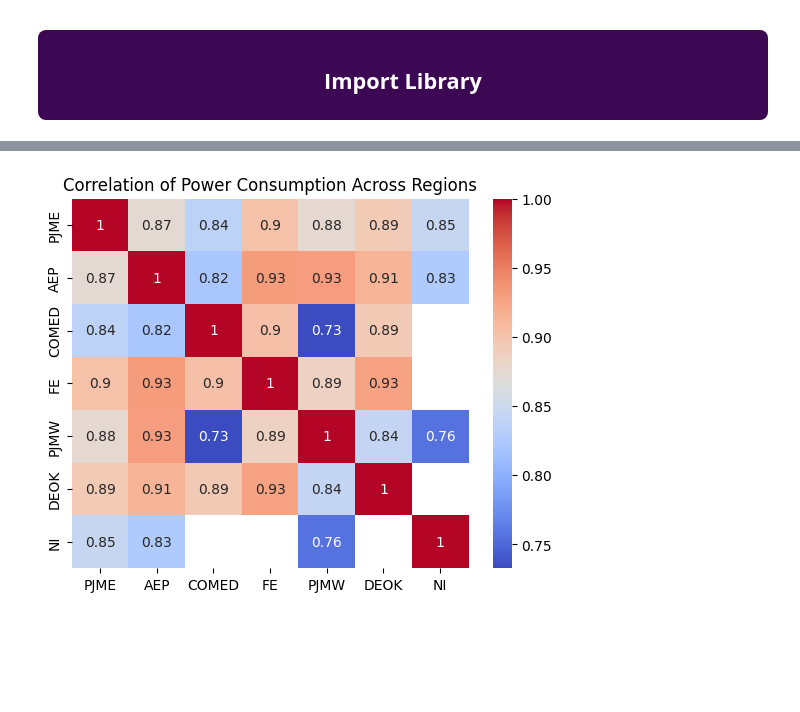
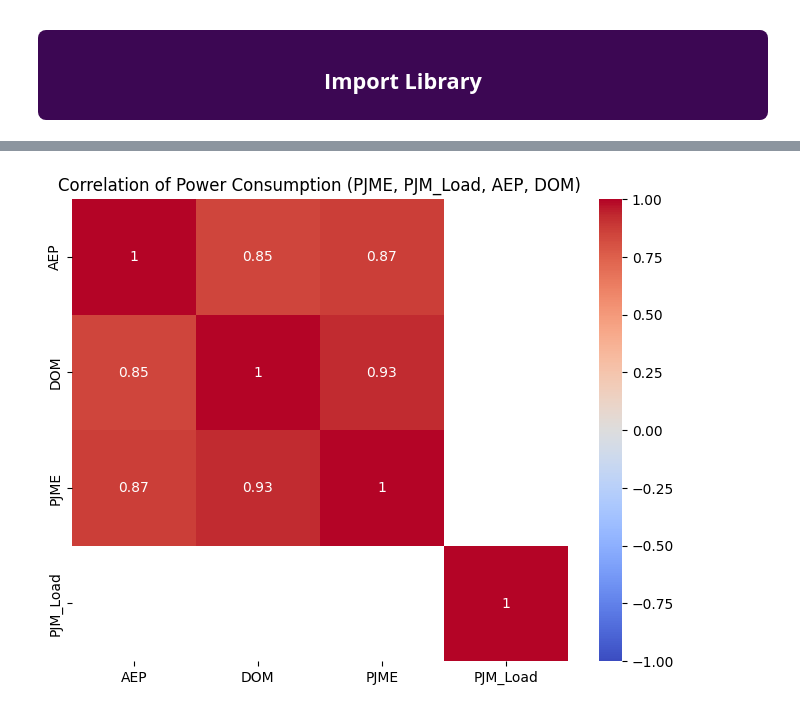
Before and after one commit to SajjadKhanYousafzai/Projects--Kaggle-, a Jupyter notebook: Time Serires Hourly Energy Consumption/Time_series.ipynb, the cells around one changed output, grey strips where cells are left out. Cells and saved outputs as stored; diff of their text form; code cells hidden in the pictures; blank space fills up the shorter version.

```diff
--- a/Time Serires Hourly Energy Consumption/Time_series.ipynb
+++ b/Time Serires Hourly Energy Consumption/Time_series.ipynb
@@ -125 +126,8 @@ plt.show()
+# %%
+# Combine data for correlation analysis (focus on key regions)
+combined = pd.concat(
+    [df.loc[~df.index.duplicated(), f'{region}_MW'].rename(region) for region, df in data.items() if f'{region}_MW' in df.columns and region in ['PJME', 'PJM_Load', 'AEP', 'DOM']],
+    axis=1,
+    join='outer'
+)
 # %%
@@ -139,14 +142,10 @@ for region, df in data.items():
-# %%
-# Combine all regions' MW columns into a single DataFrame, aligning on the DatetimeIndex
-combined = pd.concat(
-    [df.loc[~df.index.duplicated(), f'{region}_MW'].rename(region) for region, df in data.items()],
-    axis=1,
-    join='outer'
-)
-correlation = combined.corr()
-sns.heatmap(correlation, annot=True, cmap='coolwarm')
-plt.title('Correlation of Power Consumption Across Regions')
-plt.show()
-# %% [output]
-[figure, removed]
+# %%
+# Correlation Heatmap
+correlation = combined.corr()
+plt.figure(figsize=(8, 6))
+sns.heatmap(correlation, annot=True, cmap='coolwarm', vmin=-1, vmax=1)
+plt.title('Correlation of Power Consumption (PJME, PJM_Load, AEP, DOM)')
+plt.show()
+# %% [output]
+[figure, added]
 # %%
```
Also changed, not shown: parts of 8 cells of this notebook.
